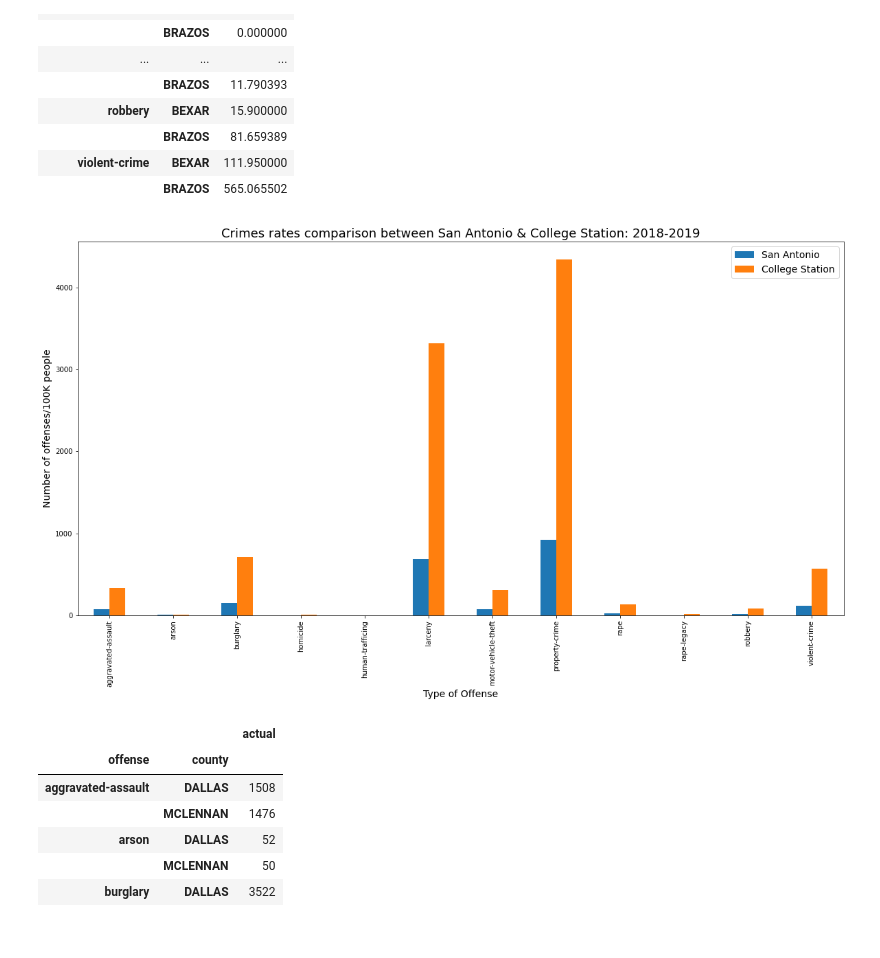
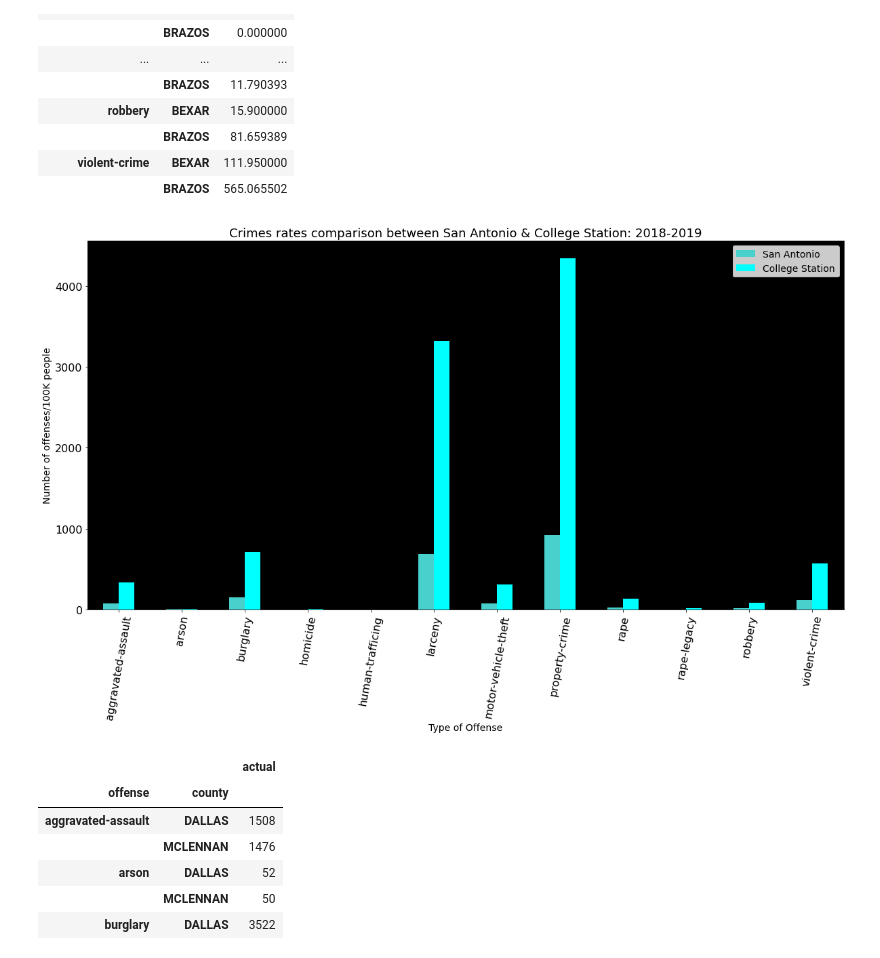
Before and after one commit to Aprieto7/Project-1, a Jupyter notebook: Crime_Data.ipynb, the cells around one changed output. Cells and saved outputs as stored; diff of their text form; code cells hidden in the pictures.

```diff
--- a/Crime_Data.ipynb
+++ b/Crime_Data.ipynb
@@ -519,14 +517,16 @@ by_crimew_pc_df
 | violent-crime | BEXAR | 111.950000 |
 |  | BRAZOS | 565.065502 |
 # %%
-plot3=by_crimew_pc_df.unstack().plot(kind='bar', figsize=(20,10), fontsize=10 )
-plot3.legend(['San Antonio','College Station'], fontsize=14)
+plot4=by_crimew_pc_df.unstack().plot(kind='bar', figsize=(20,10), fontsize=16, color = ['mediumturquoise', 'cyan'])
+plot4.set_facecolor('black')
+plt.xticks(rotation = 80)
+plot4.legend(['San Antonio','College Station'], fontsize=14)
 plt.xlabel("Type of Offense",fontsize=14)
 plt.ylabel("Number of offenses/100K people",fontsize=14)
 plt.title('Crimes rates comparison between San Antonio & College Station: 2018-2019',fontsize=18)
 plt.savefig("figures/offense_SA_CS_per_capita.png")
 # %% [output]
-[figure, old version]
+[figure, new version]
 # %%
 north_df=merge_df[(merge_df.county=="DALLAS")|(merge_df.county=="MCLENNAN")]
 north_df=north_df.groupby(["offense","county"]).sum()["actual"]
```
Also changed, not shown: parts of 8 cells of this notebook, 7 other files.
